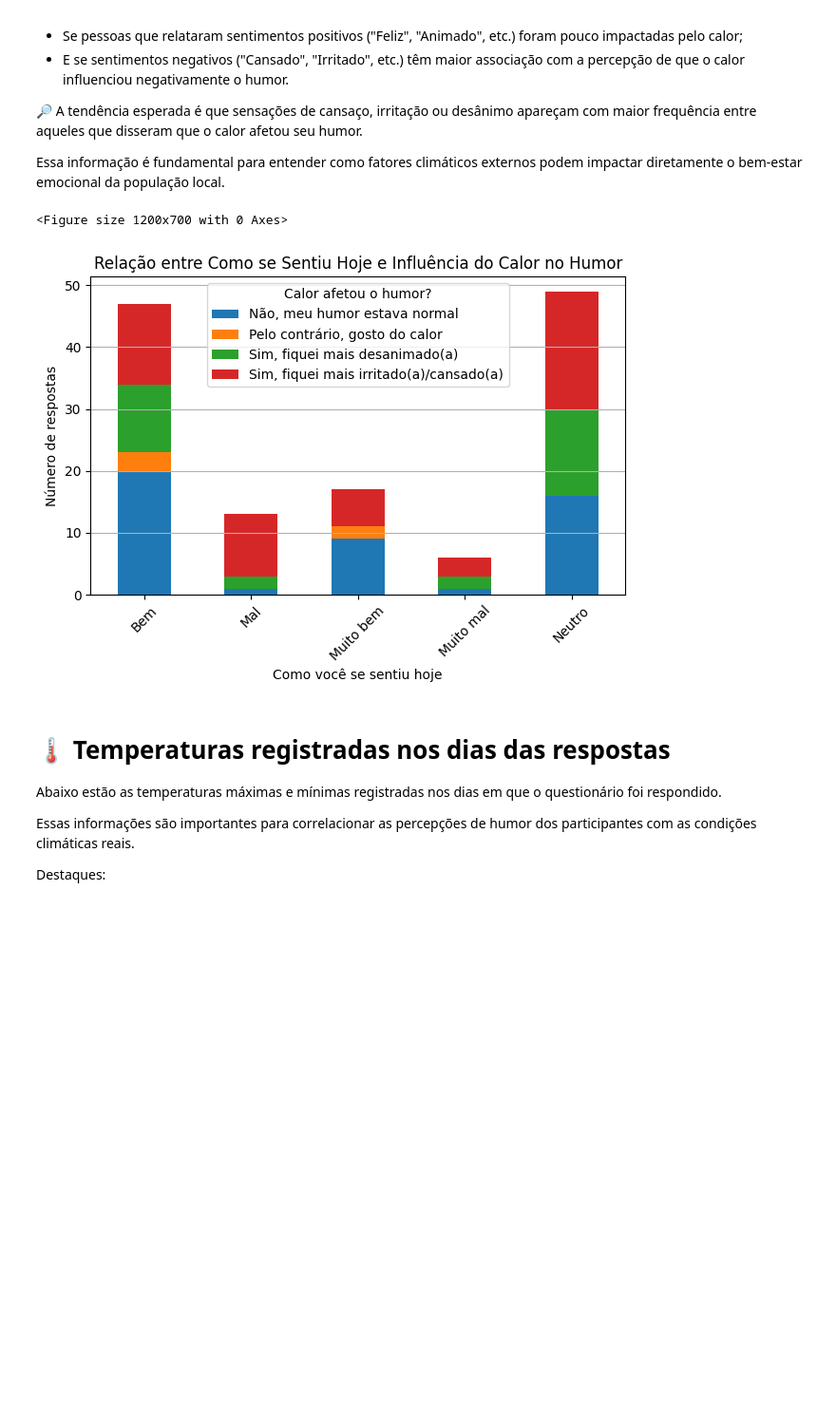
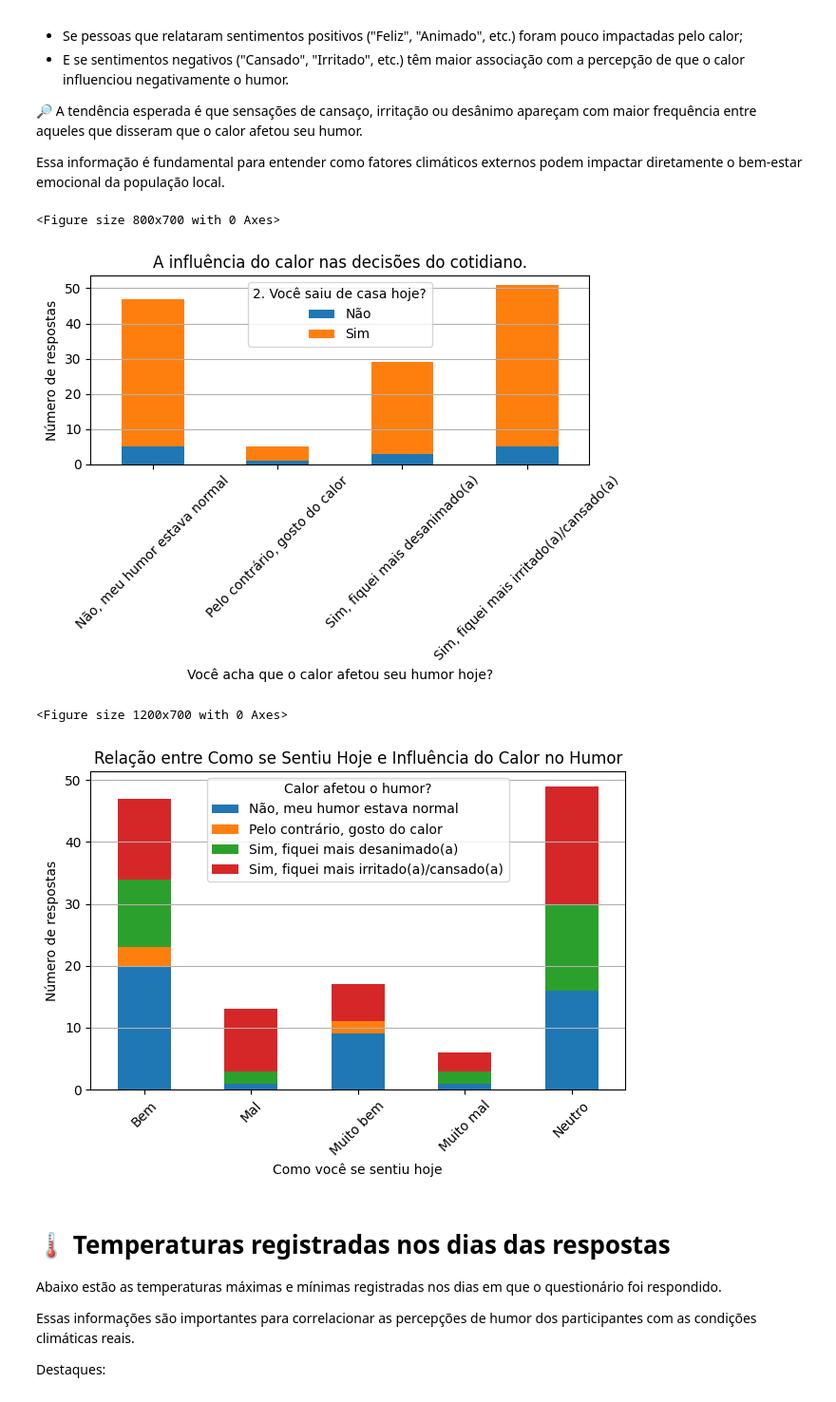
Before and after one commit to FranCosMonX/UFPI---Ciencia-de-dados, a Jupyter notebook: computacao_aplicada.ipynb, the cells around one changed output. Shown: that part at 95% size. Cells and saved outputs as stored; diff of their text form; code cells hidden in the pictures; blank space fills up the shorter version.

```diff
--- a/computacao_aplicada.ipynb
+++ b/computacao_aplicada.ipynb
@@ -219,27 +219,40 @@ Essa informação é fundamental para entender como fatores climáticos externos
 # %%
 # Corrigir espaços nos nomes das colunas
 df.columns = df.columns.str.strip()
 
 coluna_1 = '1. Como você se sentiu hoje?'
 coluna_9 = '9. Você acha que o calor afetou seu humor hoje?'
 
 # criando uma tabela cruzando essas respostas
 tabela_cruzada = pd.crosstab(df[coluna_1], df[coluna_9])
+
+# Fazendo o grafico para analisar o impacto do calor sobre a decisão de sair de casa.
+plt.figure(figsize=(8, 7))
+pd.crosstab(df[coluna_9],df["2. Você saiu de casa hoje?"]).plot(kind='bar', stacked=True)
+plt.title('A influência do calor nas decisões do cotidiano.')
+plt.xlabel('Você acha que o calor afetou seu humor hoje?')
+plt.ylabel('Número de respostas')
+plt.xticks(rotation=45)
+plt.grid(axis='y')
+plt.tight_layout()
+plt.show()
 
 # Fazendo o grafico mostrado a seguir
 plt.figure(figsize=(12, 7))
 tabela_cruzada.plot(kind='bar', stacked=True)
 plt.title('Relação entre Como se Sentiu Hoje e Influência do Calor no Humor')
 plt.xlabel('Como você se sentiu hoje')
 plt.ylabel('Número de respostas')
 plt.xticks(rotation=45)
 plt.legend(title='Calor afetou o humor?')
 plt.grid(axis='y')
 plt.tight_layout()
 plt.show()
 # %% [output]
-<Figure size 1200x700 with 0 Axes>
+<Figure size 800x700 with 0 Axes>
-[figure, old version]
+[figure, new version]
+<Figure size 1200x700 with 0 Axes>
+[figure, added]
 # %% [markdown]
 # 🌡️ Temperaturas registradas nos dias das respostas
 
```
Also changed, not shown: parts of 1 cell of this notebook.
